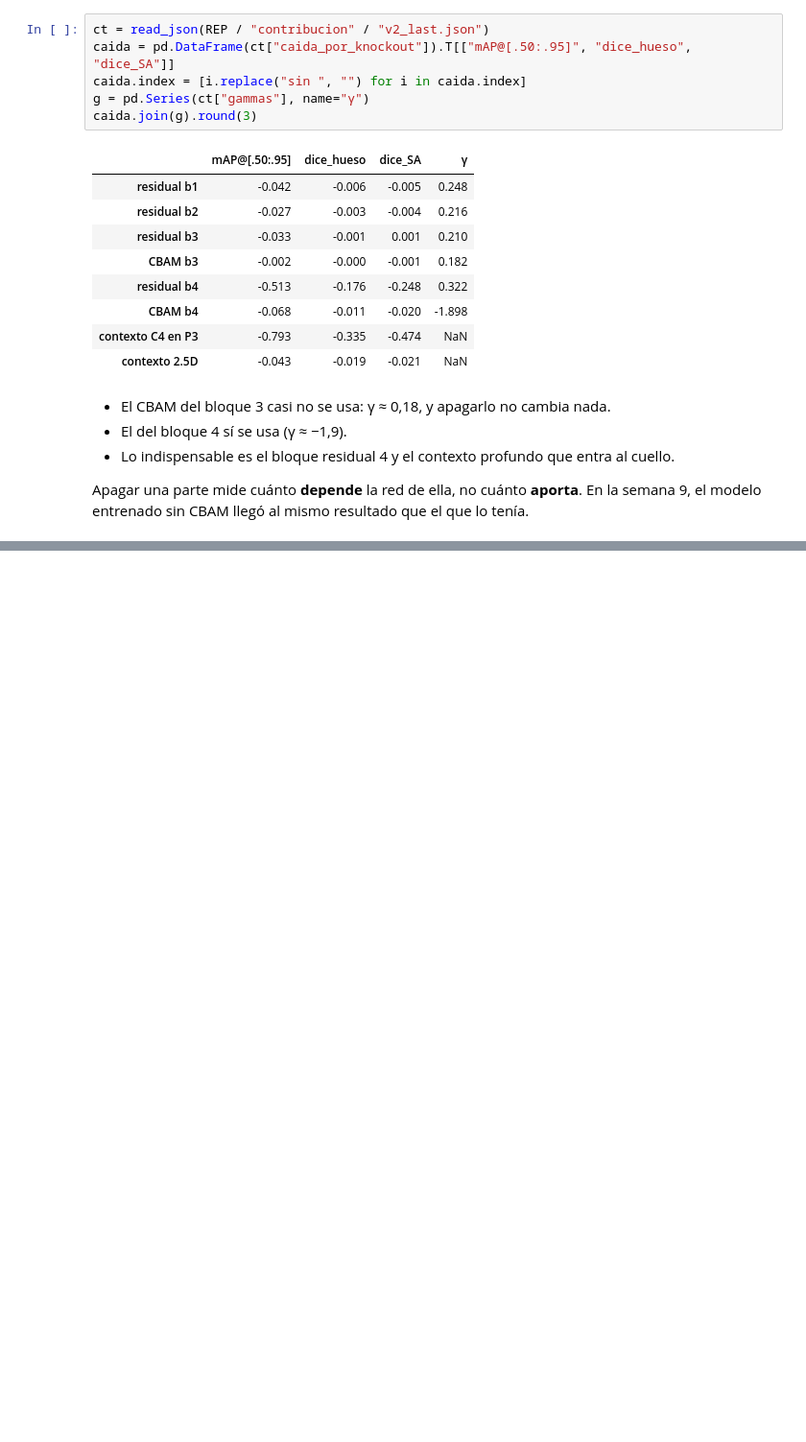
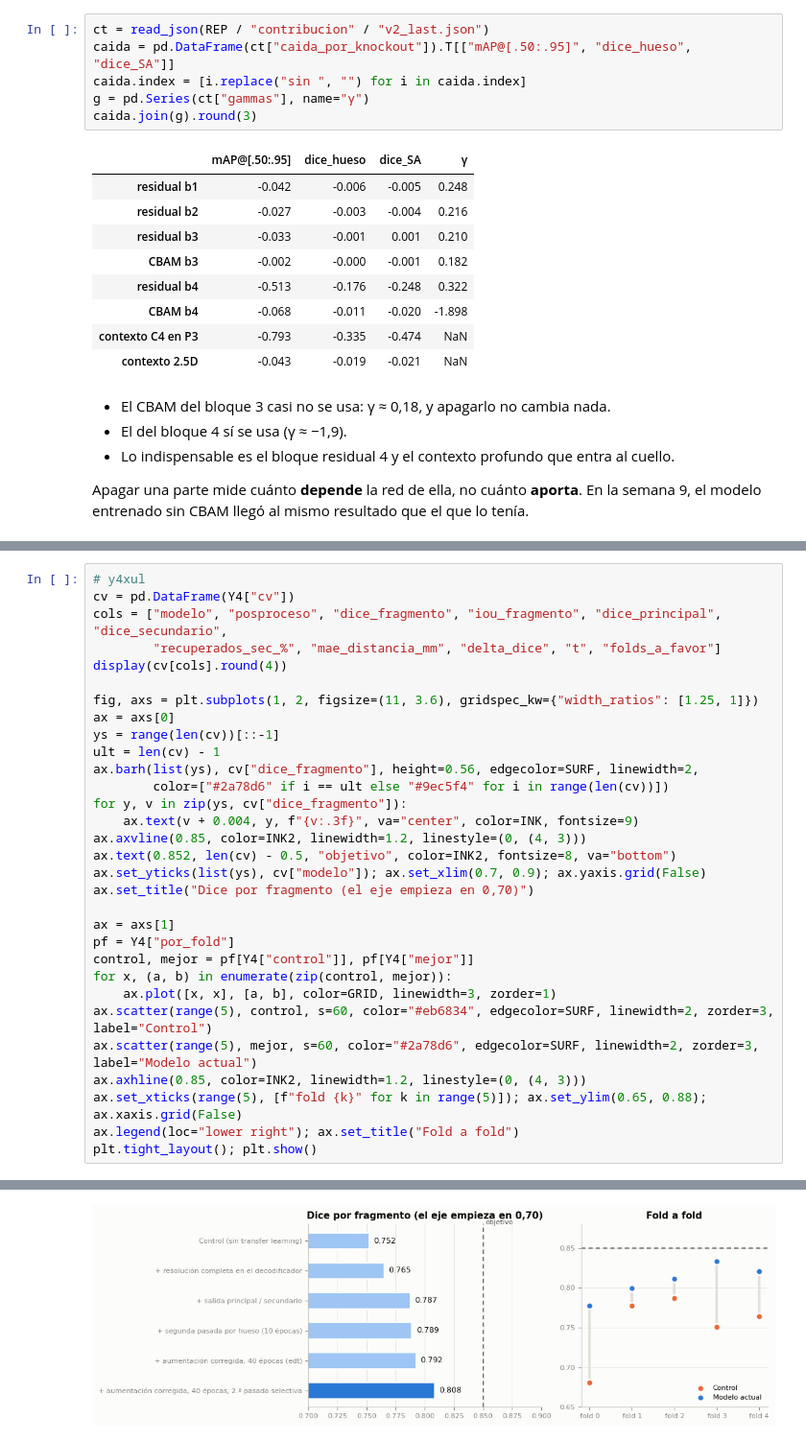
Before and after one commit to Juanjoslo2/Analitica-de-datos-Proyecto-2-PENGWIN, a Jupyter notebook: 04_notebook/02_semana10_fragmentos.ipynb, the cells around one changed output, grey strips where cells are left out. Shown at 96% size. Drawn from its saved outputs; the diff is of its cells as text; blank space fills up the shorter version.

```diff
--- a/04_notebook/02_semana10_fragmentos.ipynb
+++ b/04_notebook/02_semana10_fragmentos.ipynb
@@ -352,0 +607,32 @@ python scripts/component_contribution.py --ckpt checkpoints/v2_last/best.pth --c
+# %%
+# y4xul
+cv = pd.DataFrame(Y4["cv"])
+cols = ["modelo", "posproceso", "dice_fragmento", "iou_fragmento", "dice_principal", "dice_secundario",
+        "recuperados_sec_%", "mae_distancia_mm", "delta_dice", "t", "folds_a_favor"]
+display(cv[cols].round(4))
+
+fig, axs = plt.subplots(1, 2, figsize=(11, 3.6), gridspec_kw={"width_ratios": [1.25, 1]})
+ax = axs[0]
+ys = range(len(cv))[::-1]
+ult = len(cv) - 1
+ax.barh(list(ys), cv["dice_fragmento"], height=0.56, edgecolor=SURF, linewidth=2,
+        color=["#2a78d6" if i == ult else "#9ec5f4" for i in range(len(cv))])
+for y, v in zip(ys, cv["dice_fragmento"]):
+    ax.text(v + 0.004, y, f"{v:.3f}", va="center", color=INK, fontsize=9)
+ax.axvline(0.85, color=INK2, linewidth=1.2, linestyle=(0, (4, 3)))
+ax.text(0.852, len(cv) - 0.5, "objetivo", color=INK2, fontsize=8, va="bottom")
+ax.set_yticks(list(ys), cv["modelo"]); ax.set_xlim(0.7, 0.9); ax.yaxis.grid(False)
+ax.set_title("Dice por fragmento (el eje empieza en 0,70)")
+
+ax = axs[1]
+pf = Y4["por_fold"]
+control, mejor = pf[Y4["control"]], pf[Y4["mejor"]]
+for x, (a, b) in enumerate(zip(control, mejor)):
+    ax.plot([x, x], [a, b], color=GRID, linewidth=3, zorder=1)
+ax.scatter(range(5), control, s=60, color="#eb6834", edgecolor=SURF, linewidth=2, zorder=3, label="Control")
+ax.scatter(range(5), mejor, s=60, color="#2a78d6", edgecolor=SURF, linewidth=2, zorder=3, label="Modelo actual")
+ax.axhline(0.85, color=INK2, linewidth=1.2, linestyle=(0, (4, 3)))
+ax.set_xticks(range(5), [f"fold {k}" for k in range(5)]); ax.set_ylim(0.65, 0.88); ax.xaxis.grid(False)
+ax.legend(loc="lower right"); ax.set_title("Fold a fold")
+plt.tight_layout(); plt.show()
+# %% [output]
@@ -352,0 +646 @@ python scripts/component_contribution.py --ckpt checkpoints/v2_last/best.pth --c
+[figure, added]
```
Also changed, not shown: parts of 31 cells of this notebook, 7 other files.
